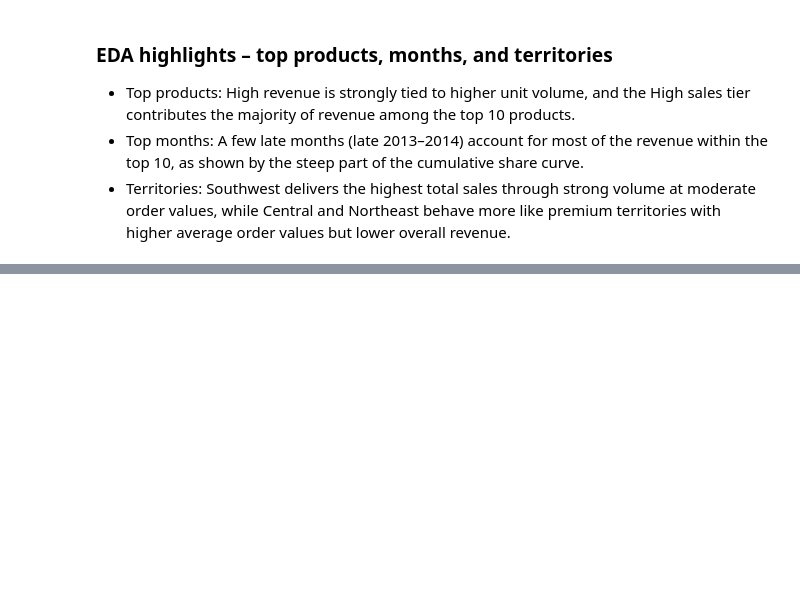
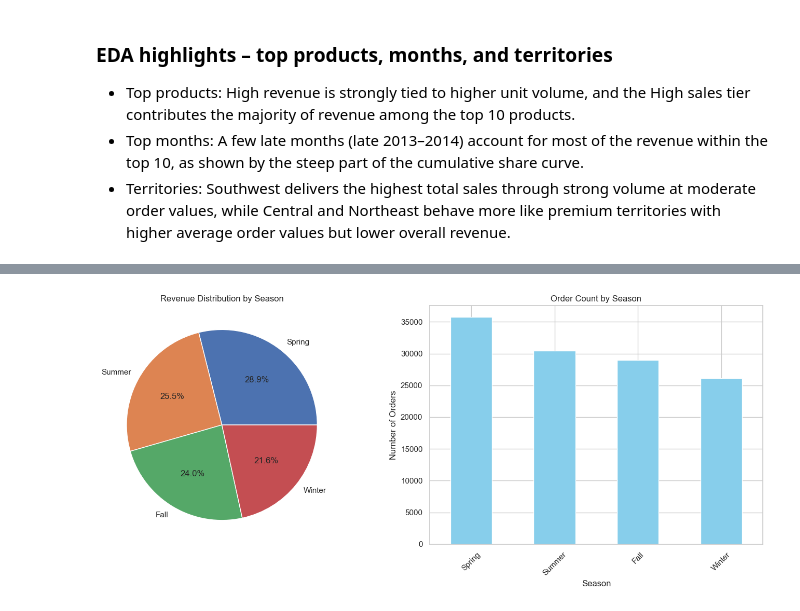
Before and after one commit to mpaturi/portfolio-projects, a Jupyter notebook: Python/Project2-AdventureWorks-SQL/notebooks/02_adw_sales_eda.ipynb, the cells around one changed output, grey strips where cells are left out. Drawn from its saved outputs; the diff is of its cells as text; code cells hidden in the pictures; blank space fills up the shorter version.

```diff
--- a/Python/Project2-AdventureWorks-SQL/notebooks/02_adw_sales_eda.ipynb
+++ b/Python/Project2-AdventureWorks-SQL/notebooks/02_adw_sales_eda.ipynb
@@ -614,0 +676,6 @@ KeyError: 'ProductCategoryName'
+# %%
+# Seasonal sales patterns
+seasonal_sales = df.groupby('order_season')['LineTotal'].agg(['sum', 'count', 'mean'])
+seasonal_sales = seasonal_sales.reindex(['Spring', 'Summer', 'Fall', 'Winter'])
+print("\nSeasonal Sales Patterns:")
+print(seasonal_sales)
@@ -614,0 +698,20 @@ KeyError: 'ProductCategoryName'
+# %%
+# Seasonal sales pie chart
+fig, (ax1, ax2) = plt.subplots(1, 2, figsize=(14, 6))
+
+# Sales by season
+seasonal_sales['sum'].plot(kind='pie', ax=ax1, autopct='%1.1f%%')
+ax1.set_title('Revenue Distribution by Season')
+ax1.set_ylabel('')
+
+# Order count by season
+seasonal_sales['count'].plot(kind='bar', ax=ax2, color='skyblue')
+ax2.set_title('Order Count by Season')
+ax2.set_xlabel('Season')
+ax2.set_ylabel('Number of Orders')
+ax2.set_xticklabels(ax2.get_xticklabels(), rotation=45)
+
+plt.tight_layout()
+plt.show()
+# %% [output]
+[figure, added]
```
Also changed, not shown: parts of 15 cells of this notebook, 2 other files.
